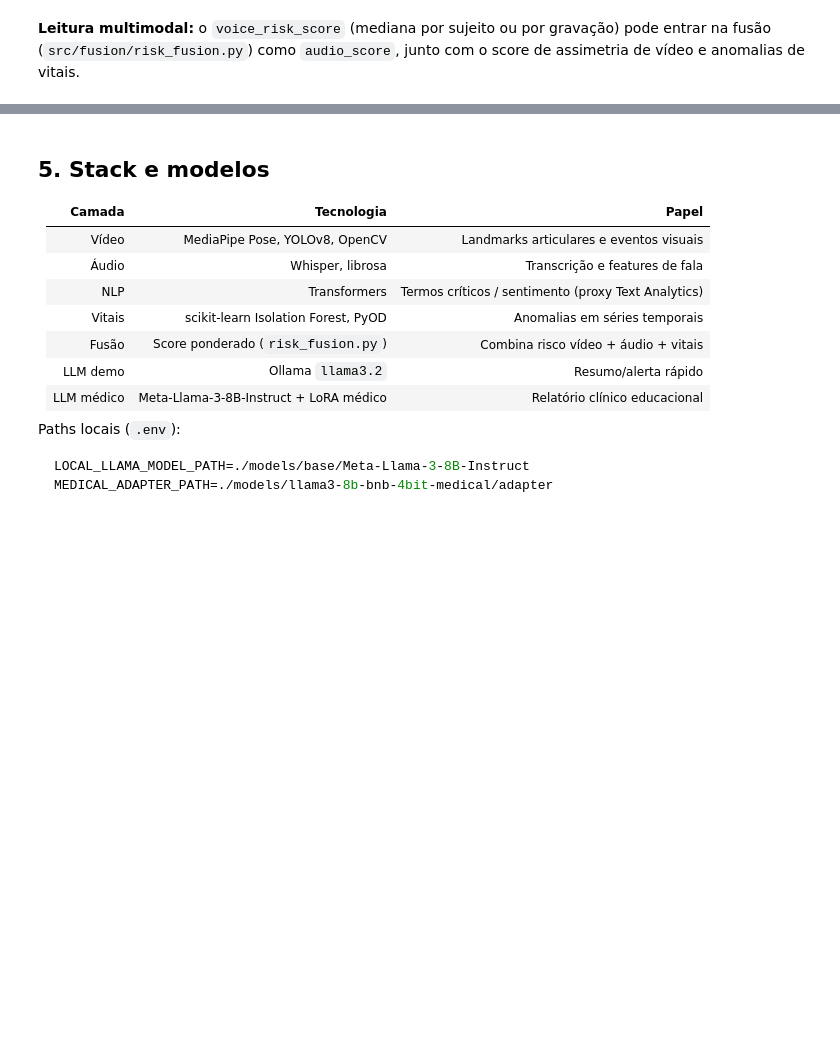
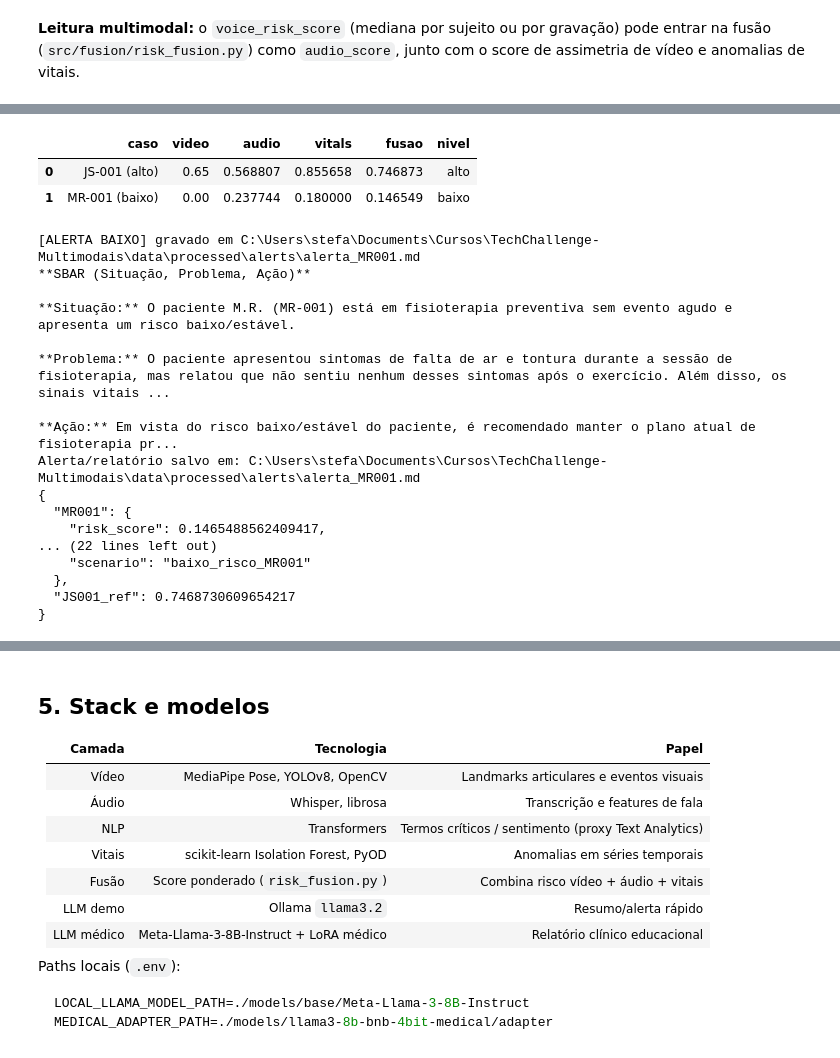
Before and after one commit to StefanieFranco/TechChallenge-Multimodais, a Jupyter notebook: notebooks/Relatorio.ipynb, the cells around one changed output, grey strips where cells are left out. Drawn from its saved outputs; the diff is of its cells as text; code cells hidden in the pictures; blank space fills up the shorter version.

```diff
--- a/notebooks/Relatorio.ipynb
+++ b/notebooks/Relatorio.ipynb
@@ -1162,0 +1198,74 @@ Lembre-se de que este alerta é um exemplo educacional e não substitui uma aval
+# %%
+from pathlib import Path
+import sys
+import json
+
+import pandas as pd
+from IPython.display import Markdown, display
+
+ROOT = Path("..").resolve()
+if not (ROOT / "src").exists():
+    ROOT = Path(".").resolve()
+if str(ROOT) not in sys.path:
+    sys.path.insert(0, str(ROOT))
+
+from src.fusion.risk_fusion import build_js_scenario_scores, build_low_risk_scenario_scores
+from src.llm.ollama_report import JS001_PROFILE, MR001_PROFILE, generate_report
+from src.alerts.notifier import notify
+from src.audio.speech_analysis import speech_risk_from_text
+
+high = build_js_scenario_scores(ROOT)
+low = build_low_risk_scenario_scores(ROOT)
+
+cmp = pd.DataFrame([
+    {"caso": "JS-001 (alto)", "video": high["video"]["score"], "audio": high["audio"]["score"],
+     "vitals": high["vitals"]["score"], "fusao": high["fusion"]["risk_score"], "nivel": high["fusion"]["level"]},
+    {"caso": "MR-001 (baixo)", "video": low["video"]["score"], "audio": low["audio"]["score"],
+     "vitals": low["vitals"]["score"], "fusao": low["fusion"]["risk_score"], "nivel": low["fusion"]["level"]},
+])
+display(cmp)
+
+checkin_ok = (
+    "Olá, sou a paciente M.R. A sessão de fisioterapia correu bem, sem falta de ar, "
+    "sem tontura e tomei os remédios corretamente. Me sinto bem."
+)
+speech = speech_risk_from_text(checkin_ok)
+ctx = {
+    "video": low["video"],
+    "audio": low["audio"],
+    "vitals": low["vitals"],
+    "speech": speech,
+    "transcript_text": checkin_ok,
+    "patient_profile": MR001_PROFILE,
+    "contrast_with": {
+        "patient_id": JS001_PROFILE["patient_id"],
+        "risk_score": high["fusion"]["risk_score"],
+        "level": high["fusion"]["level"],
+    },
+}
+report = generate_report(low["fusion"], context=ctx)
+path = notify(report, low["fusion"]["level"], payload={"fusion": low["fusion"]}, patient_id="MR001")
+print("Alerta/relatório salvo em:", path)
+print(json.dumps({"MR001": low["fusion"], "JS001_ref": high["fusion"]["risk_score"]}, ensure_ascii=False, indent=2))
+display(Markdown(report))
+# %% [output]
+|  | caso | video | audio | vitals | fusao | nivel |
+| 0 | JS-001 (alto) | 0.65 | 0.568807 | 0.855658 | 0.746873 | alto |
+| 1 | MR-001 (baixo) | 0.00 | 0.237744 | 0.180000 | 0.146549 | baixo |
+[ALERTA BAIXO] gravado em C:\Users\stefa\Documents\Cursos\TechChallenge-Multimodais\data\processed\alerts\alerta_MR001.md
+**SBAR (Situação, Problema, Ação)**
+
+**Situação:** O paciente M.R. (MR-001) está em fisioterapia preventiva sem evento agudo e apresenta um risco baixo/estável.
+
+**Problema:** O paciente apresentou sintomas de falta de ar e tontura durante a sessão de fisioterapia, mas relatou que não sentiu nenhum desses sintomas após o exercício. Além disso, os sinais vitais ...
+
+**Ação:** Em vista do risco baixo/estável do paciente, é recomendado manter o plano atual de fisioterapia pr...
+Alerta/relatório salvo em: C:\Users\stefa\Documents\Cursos\TechChallenge-Multimodais\data\processed\alerts\alerta_MR001.md
+{
+  "MR001": {
+    "risk_score": 0.1465488562409417,
+... (22 lines left out)
+    "scenario": "baixo_risco_MR001"
+  },
+  "JS001_ref": 0.7468730609654217
+}
```
Also changed, not shown: parts of 53 cells of this notebook, 14 other files.
